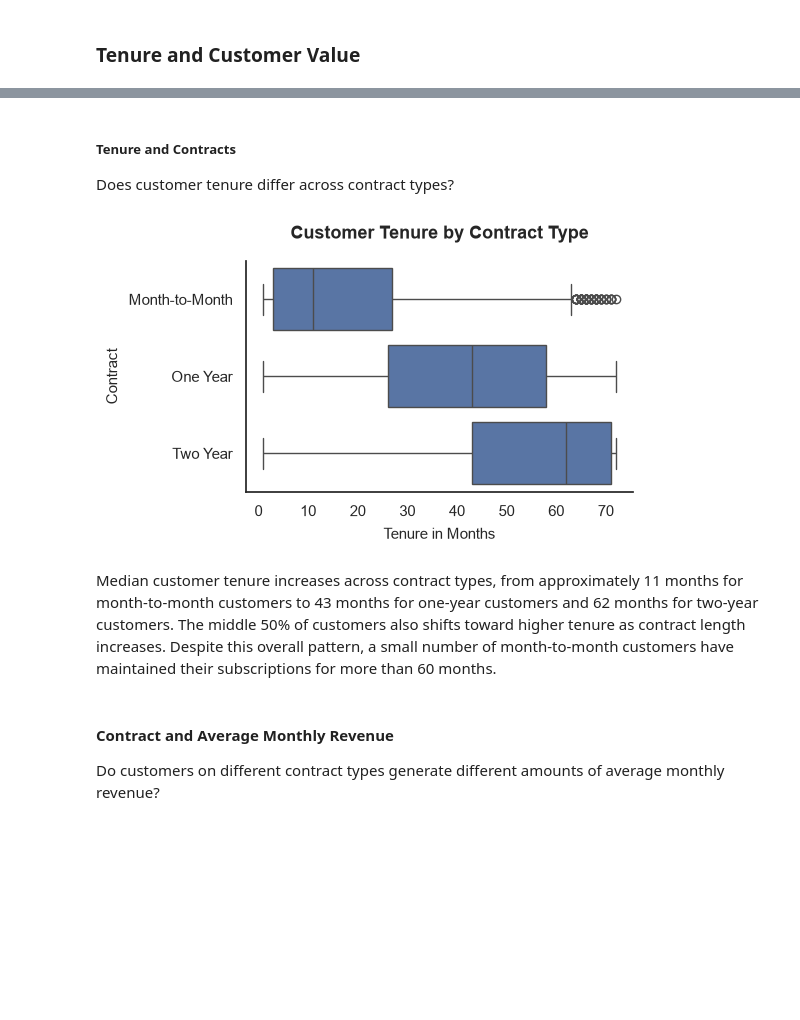
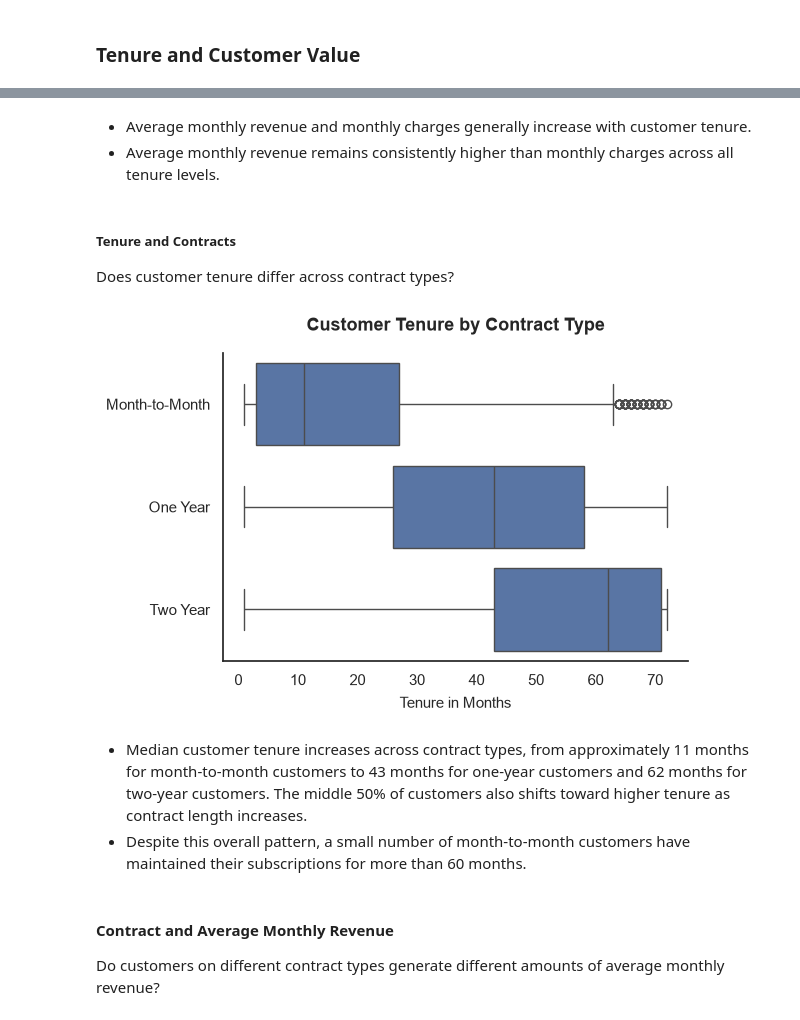
Before and after one commit to pendergataxel/telecom-customer-churn-analysis, a Jupyter notebook: notebooks/03_bivariate_and_churn_drivers.ipynb, the cells around one changed output, grey strips where cells are left out. Saved outputs shown, nothing was run; the diff lists cells and outputs as text; code cells hidden in the pictures; blank space fills up the shorter version.

```diff
--- a/notebooks/03_bivariate_and_churn_drivers.ipynb
+++ b/notebooks/03_bivariate_and_churn_drivers.ipynb
@@ -30,7 +30,7 @@ sns.set_theme(style='white',
               context='notebook',
               palette='deep')
 
-plt.rcParams['figure.figsize'] = (5, 3)
+plt.rcParams['figure.figsize'] = (6, 4)
 plt.rcParams['axes.titleweight'] = 'bold'
 plt.rcParams['axes.titlepad'] = 16
 plt.rcParams['axes.titlesize'] = 13
@@ -367,18 +400,23 @@ Total charges rise closely with customer tenure, reflected by a strong positive
+# %% [markdown]
+- Average monthly revenue and monthly charges generally increase with customer tenure.
+- Average monthly revenue remains consistently higher than monthly charges across all tenure levels.
 # %% [markdown]
 ##### Tenure and Contracts
 Does customer tenure differ across contract types?
 # %%
 ax = sns.boxplot(
     data=churn_df,
     y=churn_df['Contract'],
     x=churn_df['Tenure in Months']
 )
 
-ax.set_title('Customer Tenure by Contract Type');
+ax.set_title('Customer Tenure by Contract Type')
+ax.set_ylabel('');
 # %% [output]
-[figure, old version]
+[figure, new version]
 # %% [markdown]
-Median customer tenure increases across contract types, from approximately 11 months for month-to-month customers to 43 months for one-year customers and 62 months for two-year customers. The middle 50% of customers also shifts toward higher tenure as contract length increases. Despite this overall pattern, a small number of month-to-month customers have maintained their subscriptions for more than 60 months.
+- Median customer tenure increases across contract types, from approximately 11 months for month-to-month customers to 43 months for one-year customers and 62 months for two-year customers. The middle 50% of customers also shifts toward higher tenure as contract length increases.
+- Despite this overall pattern, a small number of month-to-month customers have maintained their subscriptions for more than 60 months.
 # %% [markdown]
 #### Contract and Average Monthly Revenue
 Do customers on different contract types generate different amounts of average monthly revenue?
```
Also changed, not shown: parts of 47 cells of this notebook, 1 other file.
